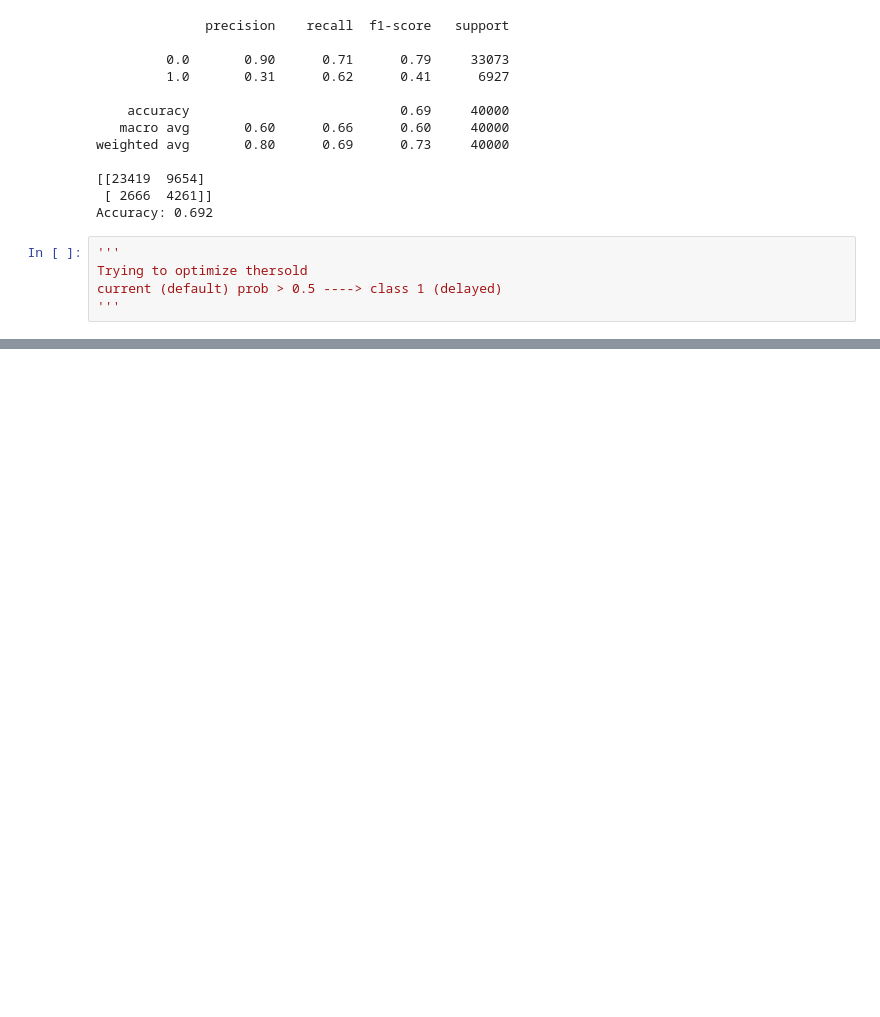
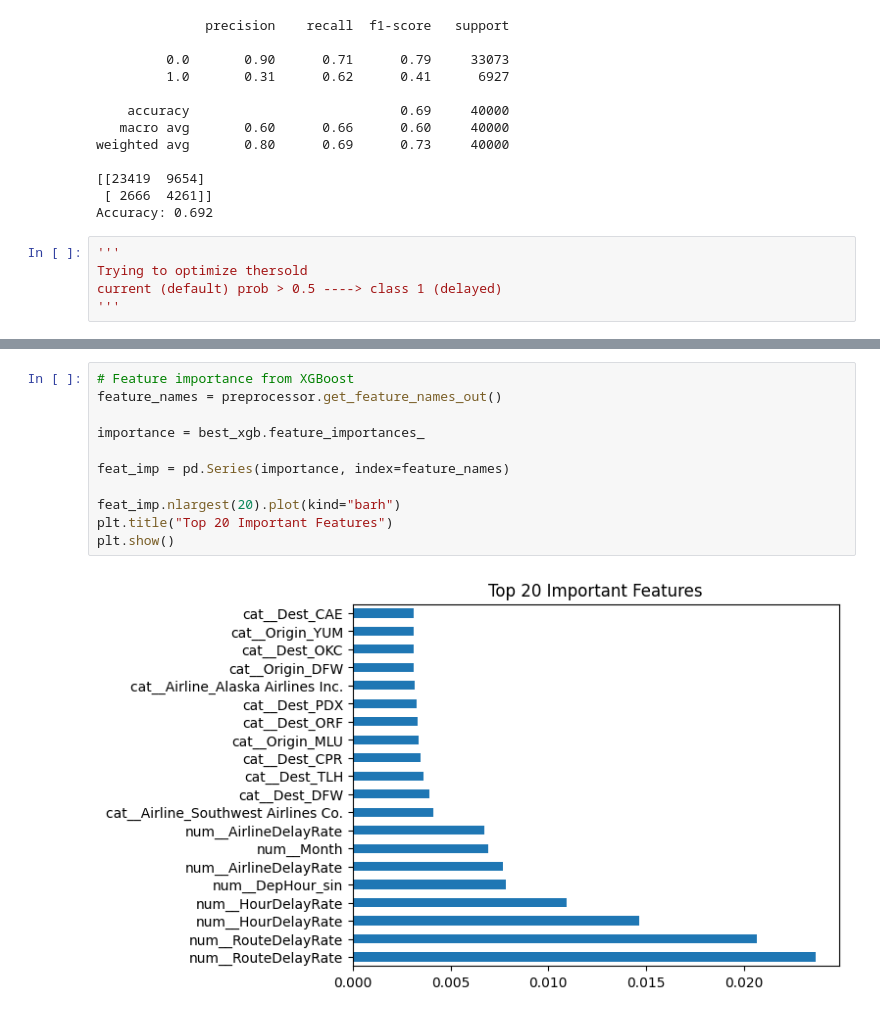
Before and after one commit to Mahammed-Sharief-Shaik/Flight-Delay-Prediction, a Jupyter notebook: main.ipynb, the cells around one changed output, grey strips where cells are left out. Cells and saved outputs as stored; diff of their text form; blank space fills up the shorter version.

```diff
--- a/main.ipynb
+++ b/main.ipynb
@@ -458,0 +660,13 @@ probs = best_xgb.predict_proba(X_test_encoded)[:, 1]
+# %%
+# Feature importance from XGBoost
+feature_names = preprocessor.get_feature_names_out()
+
+importance = best_xgb.feature_importances_
+
+feat_imp = pd.Series(importance, index=feature_names)
+
+feat_imp.nlargest(20).plot(kind="barh")
+plt.title("Top 20 Important Features")
+plt.show()
+# %% [output]
+[figure, added]
```
Also changed, not shown: parts of 34 cells of this notebook, 6 other files.
